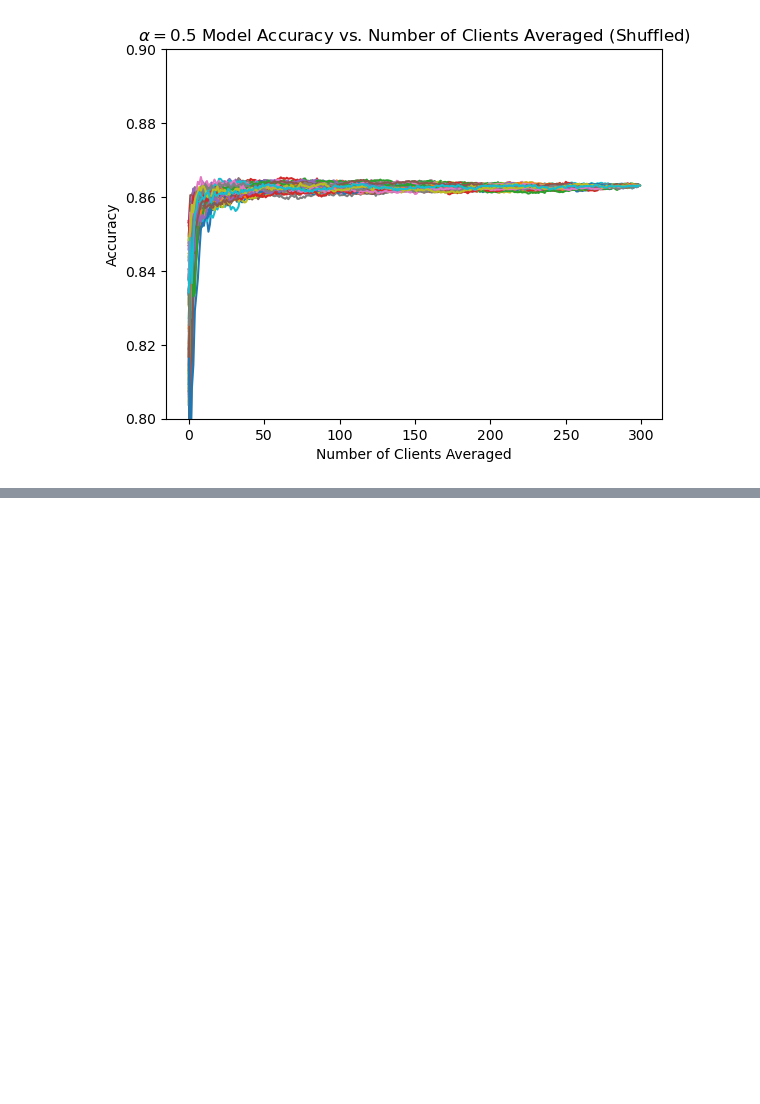
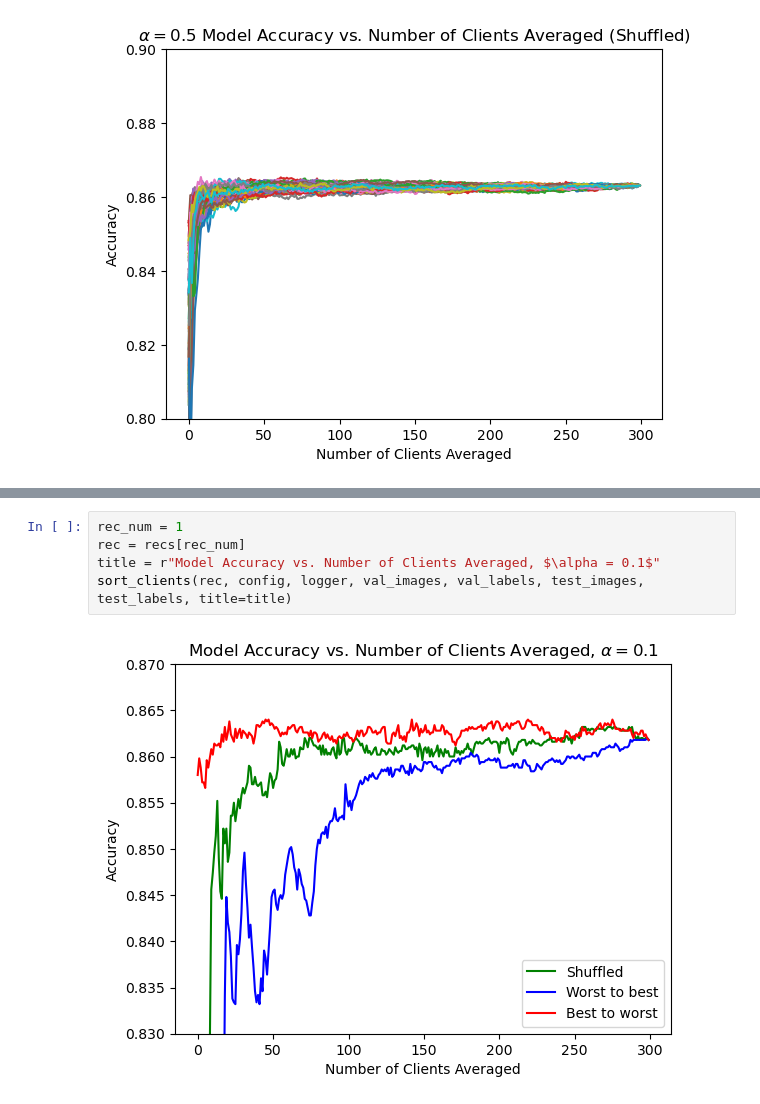
Before and after one commit to Gabe-Thomp/ntk-dfl, a Jupyter notebook: notebooks/plotting.ipynb, the cells around one changed output, grey strips where cells are left out. Saved outputs shown, nothing was run; the diff lists cells and outputs as text; blank space fills up the shorter version.

```diff
--- a/notebooks/plotting.ipynb
+++ b/notebooks/plotting.ipynb
@@ -444,0 +491,7 @@ for i in range(100):
+# %%
+rec_num = 1
+rec = recs[rec_num]
+title = r"Model Accuracy vs. Number of Clients Averaged, $\alpha = 0.1$"
+sort_clients(rec, config, logger, val_images, val_labels, test_images, test_labels, title=title)
+# %% [output]
+[figure, added]
```
Also changed, not shown: parts of 14 cells of this notebook, 9 other files.
